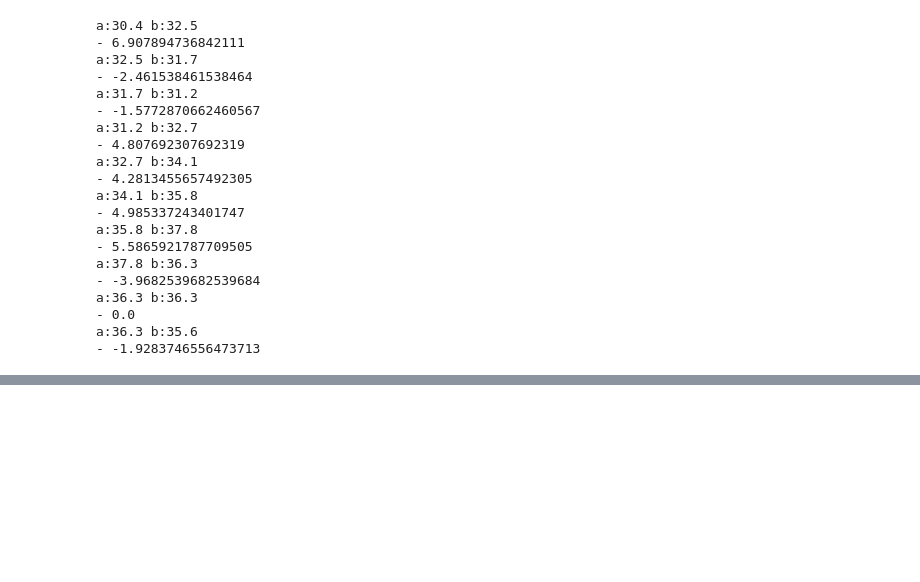
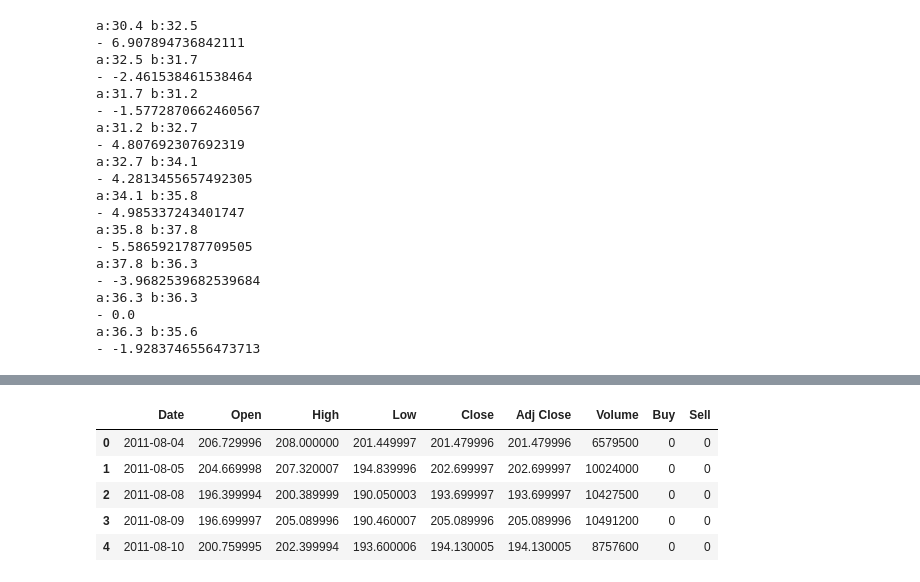
Before and after one commit to evans123456/cloudwithfinance, a Jupyter notebook: Untitled.ipynb, the cells around one changed output, grey strips where cells are left out. Saved outputs shown, nothing was run; the diff lists cells and outputs as text; code cells hidden in the pictures; blank space fills up the shorter version.

```diff
--- a/Untitled.ipynb
+++ b/Untitled.ipynb
@@ -293,0 +349,9 @@ random.gauss(mean,std)
+# %%
+data.head()
+# %% [output]
+|  | Date | Open | High | Low | Close | Adj Close | Volume | Buy | Sell |
+| 0 | 2011-08-04 | 206.729996 | 208.000000 | 201.449997 | 201.479996 | 201.479996 | 6579500 | 0 | 0 |
+| 1 | 2011-08-05 | 204.669998 | 207.320007 | 194.839996 | 202.699997 | 202.699997 | 10024000 | 0 | 0 |
+| 2 | 2011-08-08 | 196.399994 | 200.389999 | 190.050003 | 193.699997 | 193.699997 | 10427500 | 0 | 0 |
+| 3 | 2011-08-09 | 196.699997 | 205.089996 | 190.460007 | 205.089996 | 205.089996 | 10491200 | 0 | 0 |
+| 4 | 2011-08-10 | 200.759995 | 202.399994 | 193.600006 | 194.130005 | 194.130005 | 8757600 | 0 | 0 |
```
Also changed, not shown: parts of 36 cells of this notebook, 3 other files.
